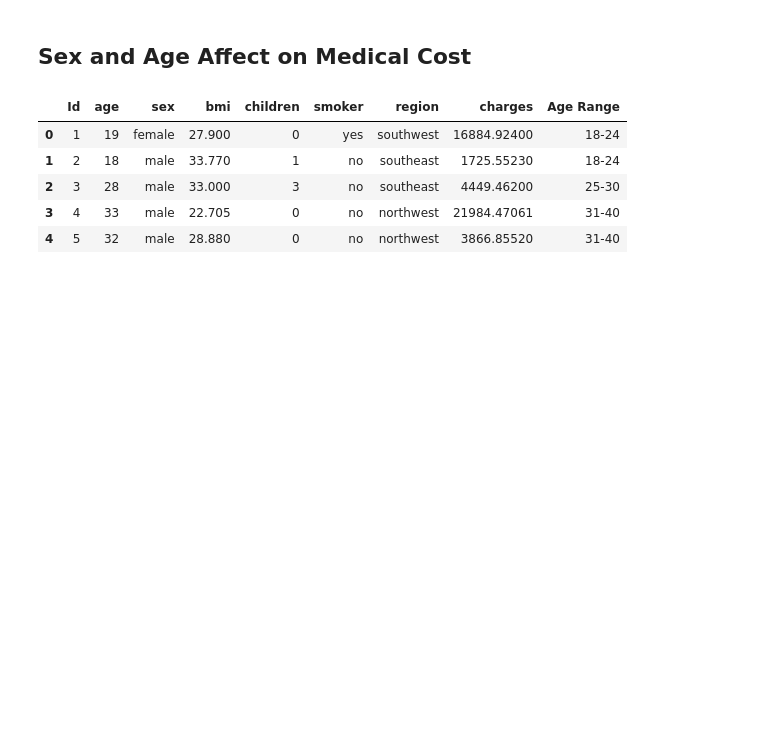
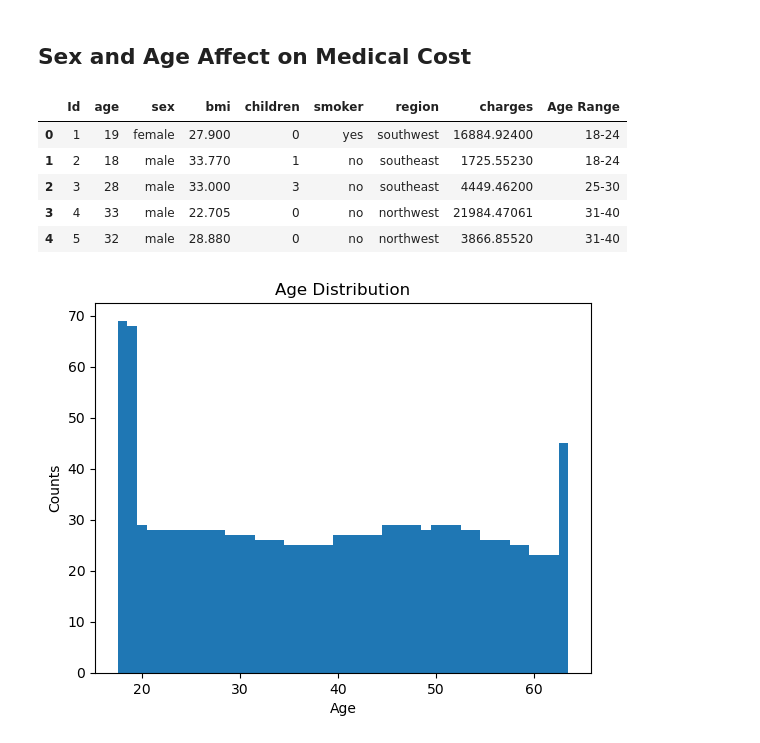
Before and after one commit to jaimelangenfeld/project1, a Jupyter notebook: sex_age.ipynb, the cells around one changed output. Drawn from its saved outputs; the diff is of its cells as text; code cells hidden in the pictures; blank space fills up the shorter version.

```diff
--- a/sex_age.ipynb
+++ b/sex_age.ipynb
@@ -16,7 +16,7 @@ med_cost.head()
 # %% [markdown]
 ## Sex and Age Affect on Medical Cost
 # %%
-bins=[0,25,31,41,51,61,999]
+bins=[0,24,30,40,50,60,999]
 bin_labels=["18-24", "25-30" ,"31-40", "41-50", "51-60", "61 and above"]
 med_cost["Age Range"]=pd.cut(med_cost['age'],bins, labels = bin_labels, include_lowest=True)
 med_cost.head()
@@ -27,3 +27,15 @@ med_cost.head()
 | 2 | 3 | 28 | male | 33.000 | 3 | no | southeast | 4449.46200 | 25-30 |
 | 3 | 4 | 33 | male | 22.705 | 0 | no | northwest | 21984.47061 | 31-40 |
 | 4 | 5 | 32 | male | 28.880 | 0 | no | northwest | 3866.85520 | 31-40 |
+# %%
+#How does sex and age affect medical cost billed by insurance?
+
+#histogram age, how many in each number
+plt.hist(med_cost['age'], bins=46, align='left', range=(18, 64))
+
+plt.xlabel('Age')
+plt.ylabel('Counts')
+plt.title('Age Distribution')
+plt.show()
+# %% [output]
+[figure, added]
```
Also changed, not shown: parts of 4 cells of this notebook.
